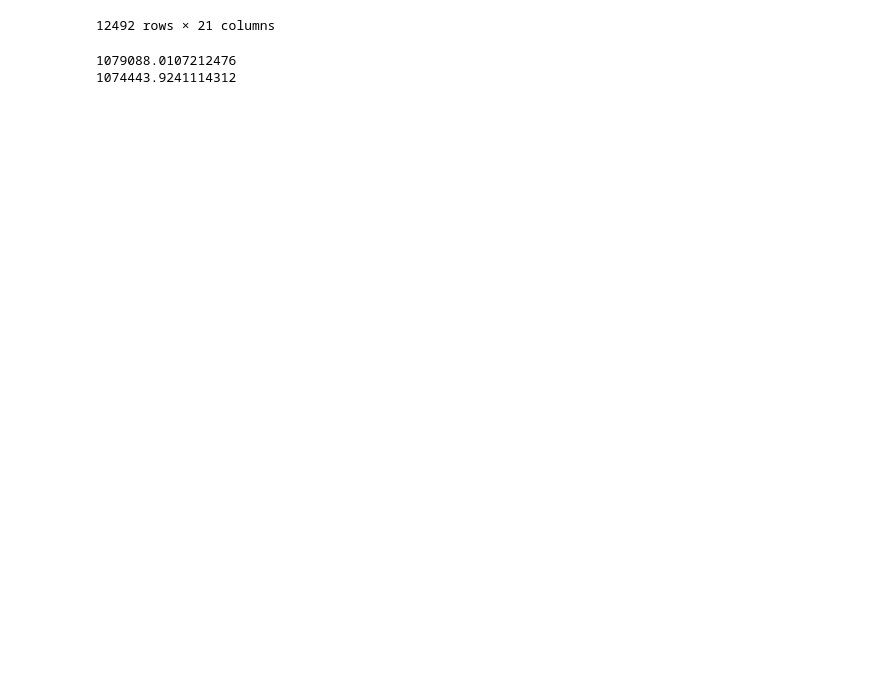
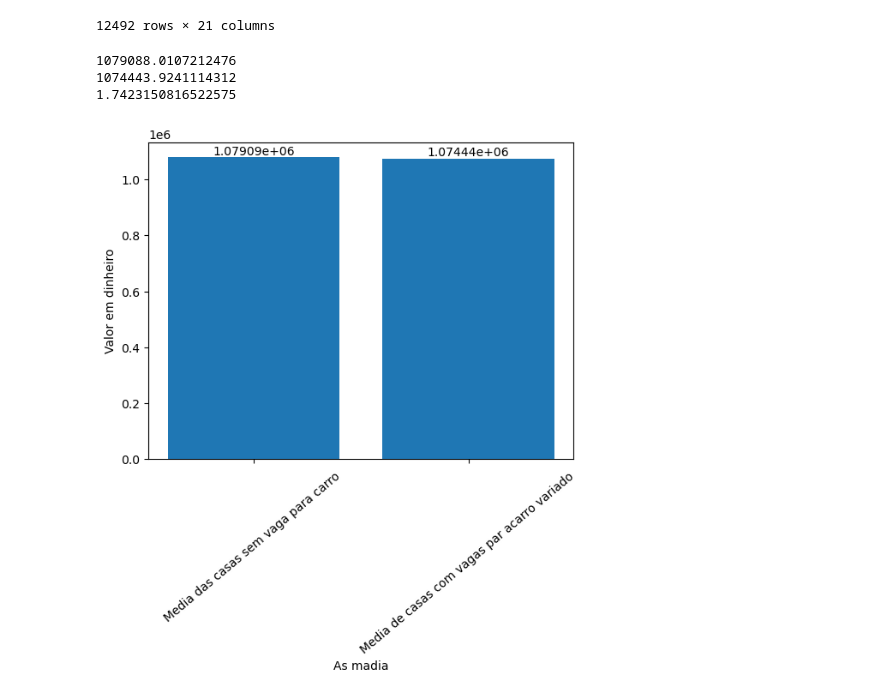
Before and after one commit to eduardo123-rgb/Aprendendoprograma-ojavapythonC-, a Jupyter notebook: exemple.ipynb, the cells around one changed output. Drawn from its saved outputs; the diff is of its cells as text; code cells hidden in the pictures; blank space fills up the shorter version.

```diff
--- a/exemple.ipynb
+++ b/exemple.ipynb
@@ -105,8 +105,22 @@ Car1
 media = Car['Price'].mean()
 print(media)
 media2 = Car1['Price'].mean()
+mediacar = Car1['Car'].mean()
 print(media2)
+print(mediacar)
 #bom esta concluido que a vaga de carro não tem uma influencia tão significativa no preço das casas e esta provado com as media !
 # %% [output]
 1079088.0107212476
 1074443.9241114312
+1.7423150816522575
+# %%
+D1, D2 = plt.subplots()
+Ed = D2.bar(['Media das casas sem vaga para carro ', 'Media de casas com vagas par acarro variado '],[media, media2])
+D2.bar_label(Ed)
+plt.xlabel('As madia')
+plt.ylabel('Valor em dinheiro')
+plt.xticks(rotation=40)
+plt.show()
+#e o grafico mostra que não há muita diferença entre elas ou seja não muda muito significativamente a presença de vagas de carro
+# %% [output]
+[figure, added]
```
